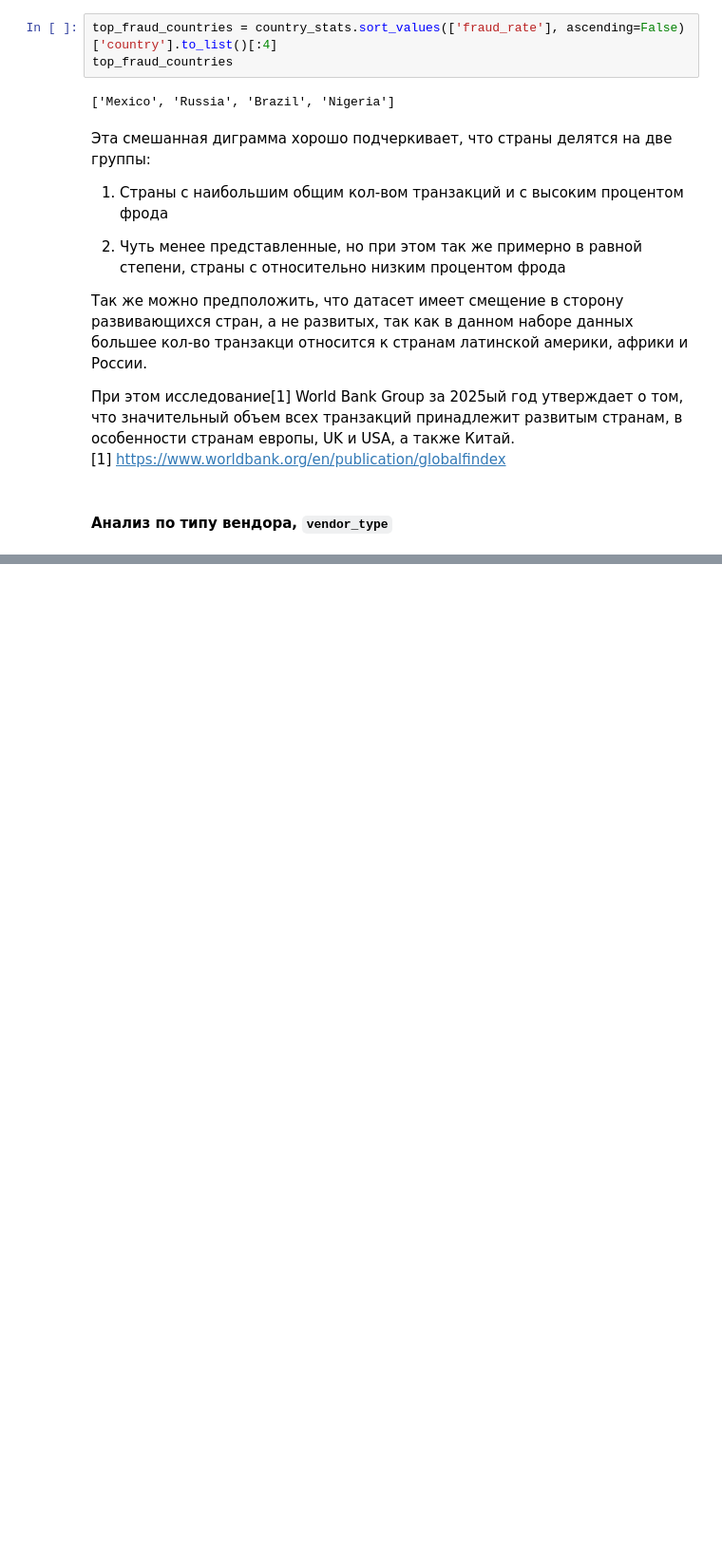
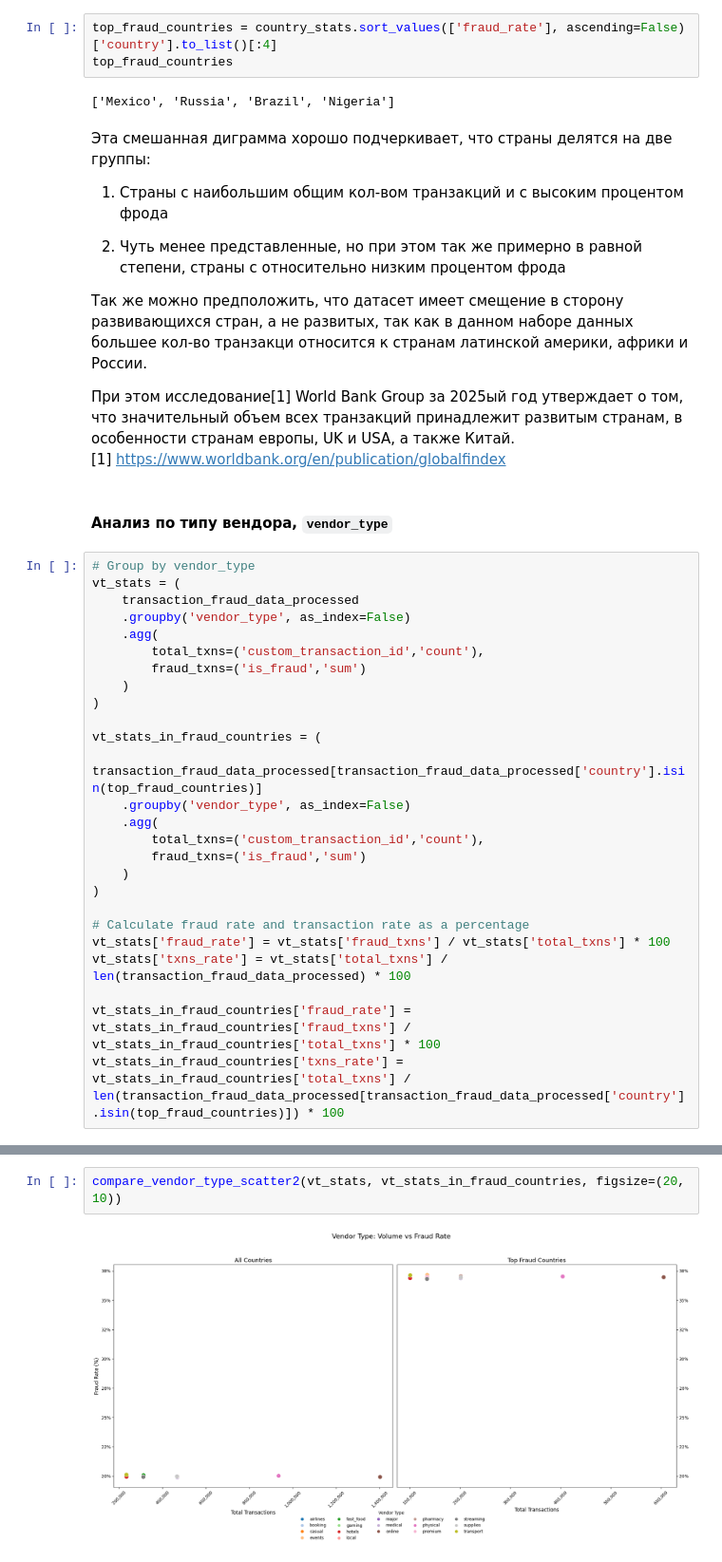
Before and after one commit to SaidKamalov/transaction_fraud_analysis, a Jupyter notebook: EDA.ipynb, the cells around one changed output, grey strips where cells are left out. Shown: that part at 95% size. Cells and saved outputs as stored; diff of their text form; blank space fills up the shorter version.

````diff
--- a/EDA.ipynb
+++ b/EDA.ipynb
@@ -599,3 +601,29 @@ top_fraud_countries
 <br>[1] https://www.worldbank.org/en/publication/globalfindex
 # %% [markdown]
 #### Анализ по типу вендора, ```vendor_type```
+# %%
+# Group by vendor_type
+vt_stats = (
+    transaction_fraud_data_processed
+    .groupby('vendor_type', as_index=False)
+    .agg(
+        total_txns=('custom_transaction_id','count'),
+        fraud_txns=('is_fraud','sum')
+    )
+)
+
+vt_stats_in_fraud_countries = (
+    transaction_fraud_data_processed[transaction_fraud_data_processed['country'].isin(top_fraud_countries)]
+    .groupby('vendor_type', as_index=False)
+    .agg(
+        total_txns=('custom_transaction_id','count'),
+        fraud_txns=('is_fraud','sum')
+    )
+)
+
+# Calculate fraud rate and transaction rate as a percentage
+vt_stats['fraud_rate'] = vt_stats['fraud_txns'] / vt_stats['total_txns'] * 100
+vt_stats['txns_rate'] = vt_stats['total_txns'] / len(transaction_fraud_data_processed) * 100
+
+vt_stats_in_fraud_countries['fraud_rate'] = vt_stats_in_fraud_countries['fraud_txns'] / vt_stats_in_fraud_countries['total_txns'] * 100
+vt_stats_in_fraud_countries['txns_rate'] = vt_stats_in_fraud_countries['total_txns'] / len(transaction_fraud_data_processed[transaction_fraud_data_processed['country'].isin(top_fraud_countries)]) * 100
@@ -601,0 +747,4 @@ top_fraud_countries
+# %%
+compare_vendor_type_scatter2(vt_stats, vt_stats_in_fraud_countries, figsize=(20, 10))
+# %% [output]
+[figure, added]
````
Also changed, not shown: parts of 22 cells of this notebook.
